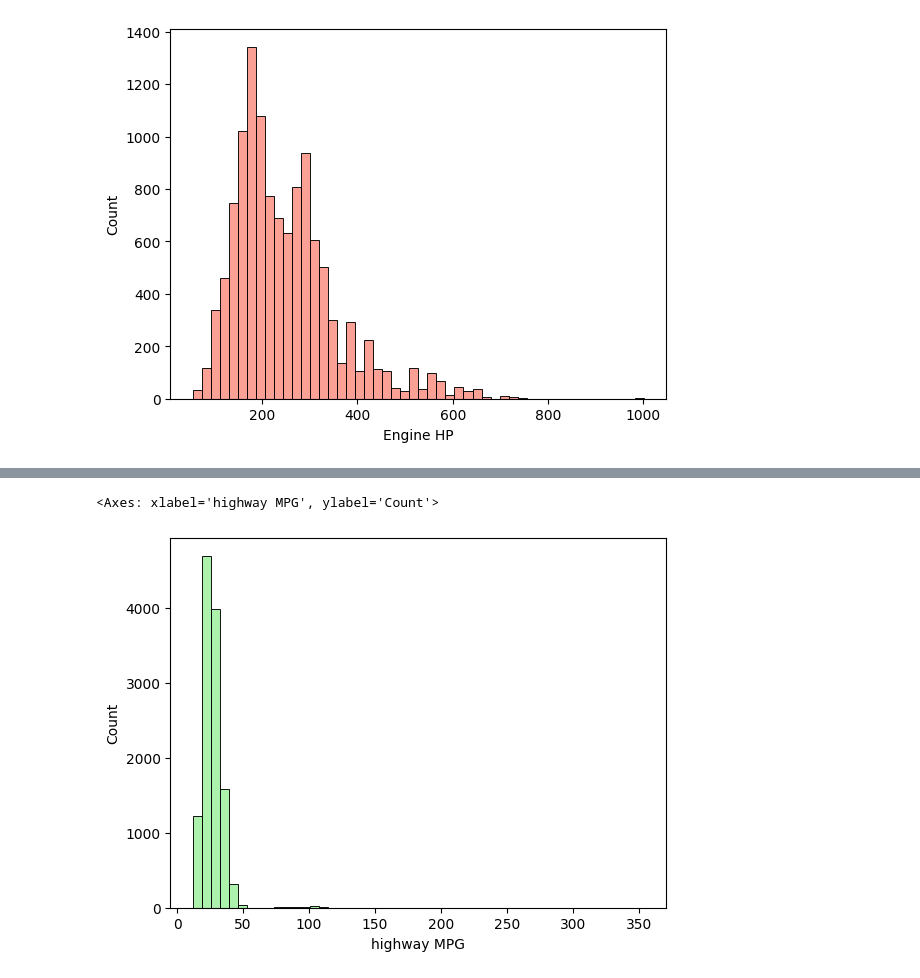
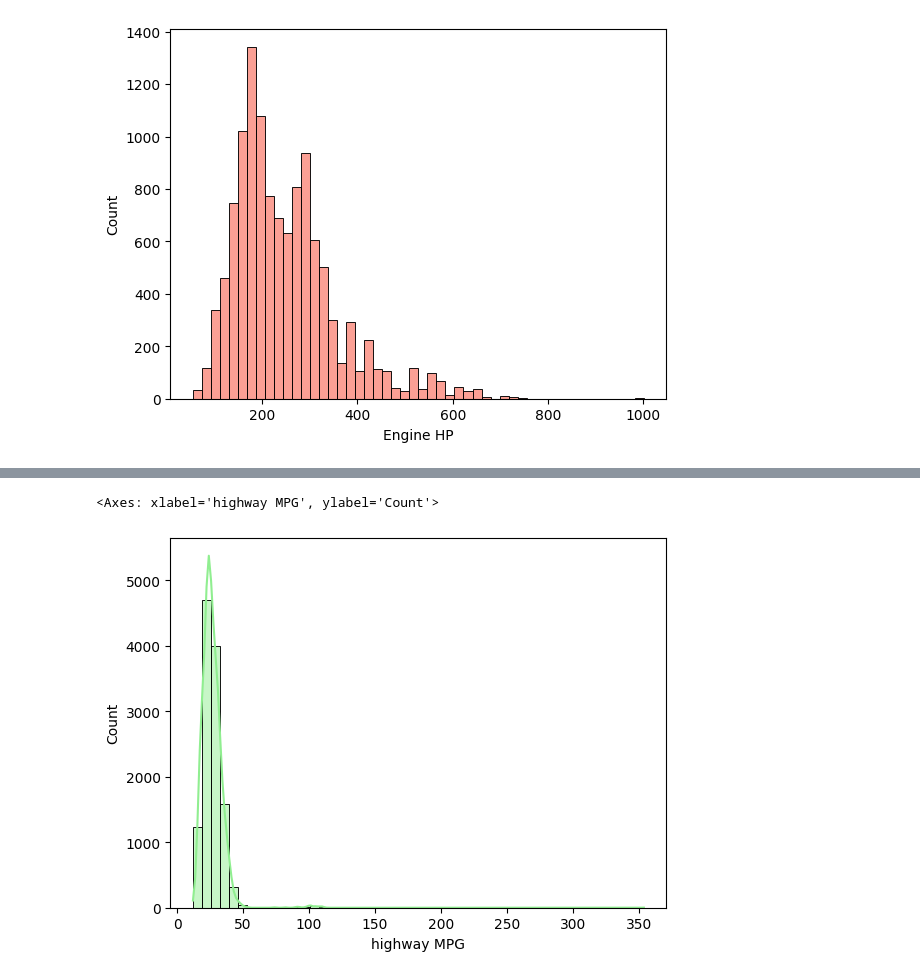
Before and after one commit to PremKarhale/CarRecommendationSystem, a Jupyter notebook: model_training/car_recommendation.ipynb, the cells around one changed output, grey strips where cells are left out. Drawn from its saved outputs; the diff is of its cells as text; code cells hidden in the pictures.

```diff
--- a/model_training/car_recommendation.ipynb
+++ b/model_training/car_recommendation.ipynb
@@ -100,4 +100,4 @@ df['Market Category'].isnull().mean()*100  # 31% of data values are missing
 # %% [output]
 np.float64(31.408427060600975)
 # %%
-df['Market Category']=df['Market Category'].fillna(df['Market Category'].mode()[0])
+df['Market Category']=df['Market Category'].fillna('Unknown')
@@ -146,0 +171,2 @@ sns.histplot(df['MSRP'], bins=50, color='skyblue')
+# %%
+df['log_MSRP']=np.log1p(df['MSRP'])
@@ -149,3 +190,5 @@ sns.histplot(df['Engine HP'], bins=50, color='salmon')
 # %% [output]
 <Axes: xlabel='Engine HP', ylabel='Count'>
 [figure]
+# %%
+df['log_Engine_HP'] = np.log1p(df['Engine HP'])
@@ -152,5 +219,5 @@ sns.histplot(df['Engine HP'], bins=50, color='salmon')
 # %%
-sns.histplot(df['highway MPG'], bins=50, color='lightgreen')
+sns.histplot(df['highway MPG'], bins=50, color='lightgreen',kde=True)
 # %% [output]
 <Axes: xlabel='highway MPG', ylabel='Count'>
-[figure, old version]
+[figure, new version]
```
Also changed, not shown: parts of 18 cells of this notebook.
